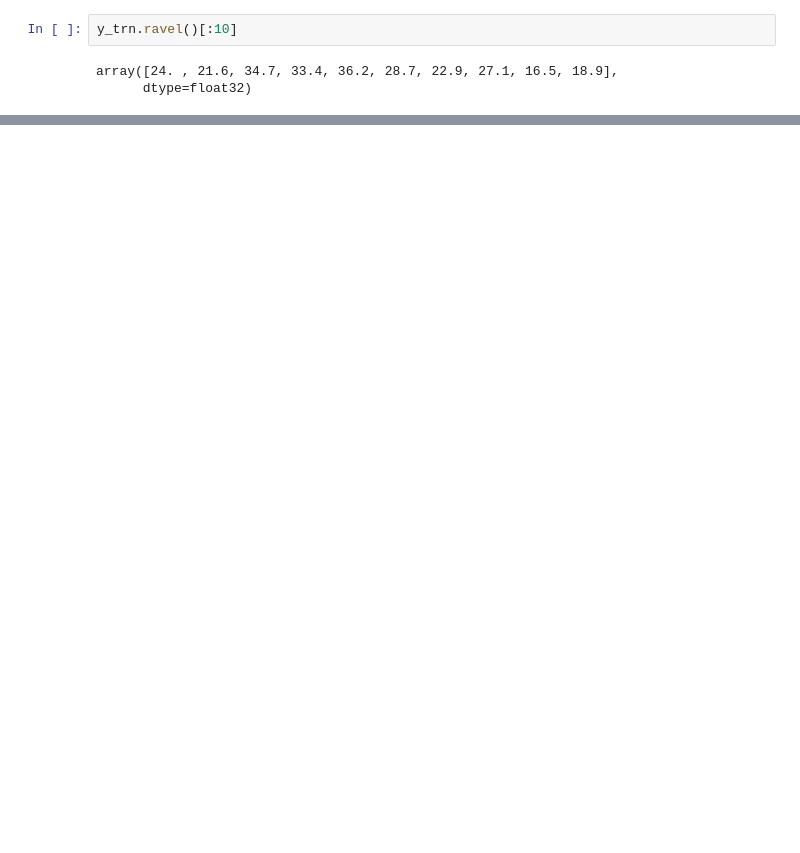
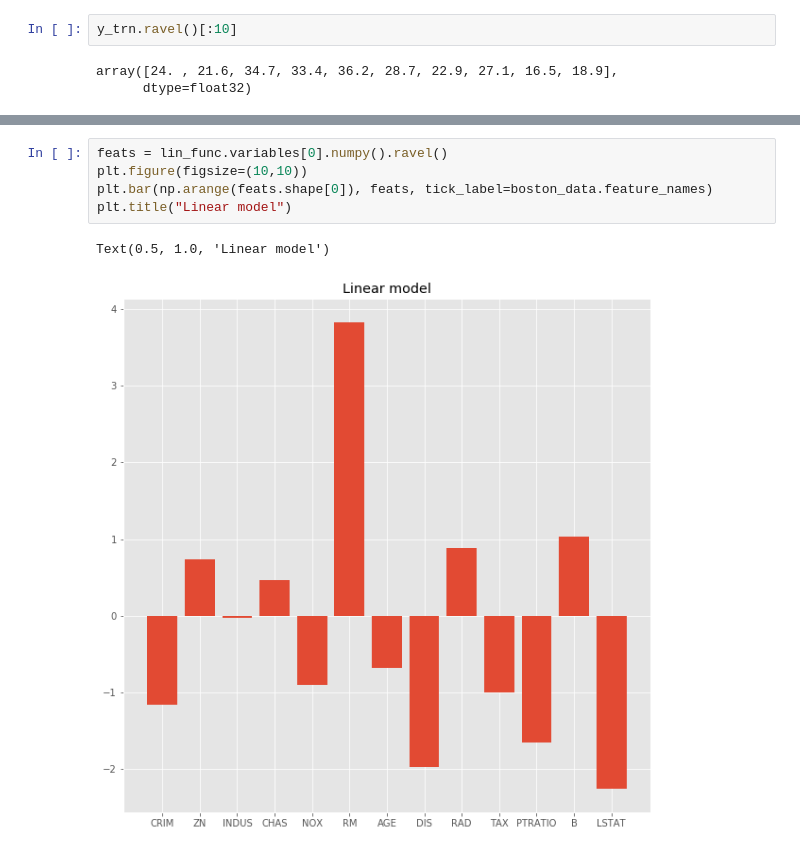
Before and after one commit to Lummetry/Hands-on-DS-Azure, a Jupyter notebook: course_1.ipynb, the cells around one changed output, grey strips where cells are left out. Saved outputs shown, nothing was run; the diff lists cells and outputs as text; blank space fills up the shorter version.

```diff
--- a/course_1.ipynb
+++ b/course_1.ipynb
@@ -361,0 +364,8 @@ plt.bar(np.arange(feats.shape[0]), feats, tick_label=boston_data.feature_names)
+# %%
+feats = lin_func.variables[0].numpy().ravel()
+plt.figure(figsize=(10,10))
+plt.bar(np.arange(feats.shape[0]), feats, tick_label=boston_data.feature_names)
+plt.title("Linear model")
+# %% [output]
+Text(0.5, 1.0, 'Linear model')
+[figure, added]
```
Also changed, not shown: parts of 11 cells of this notebook, 1 other file.
